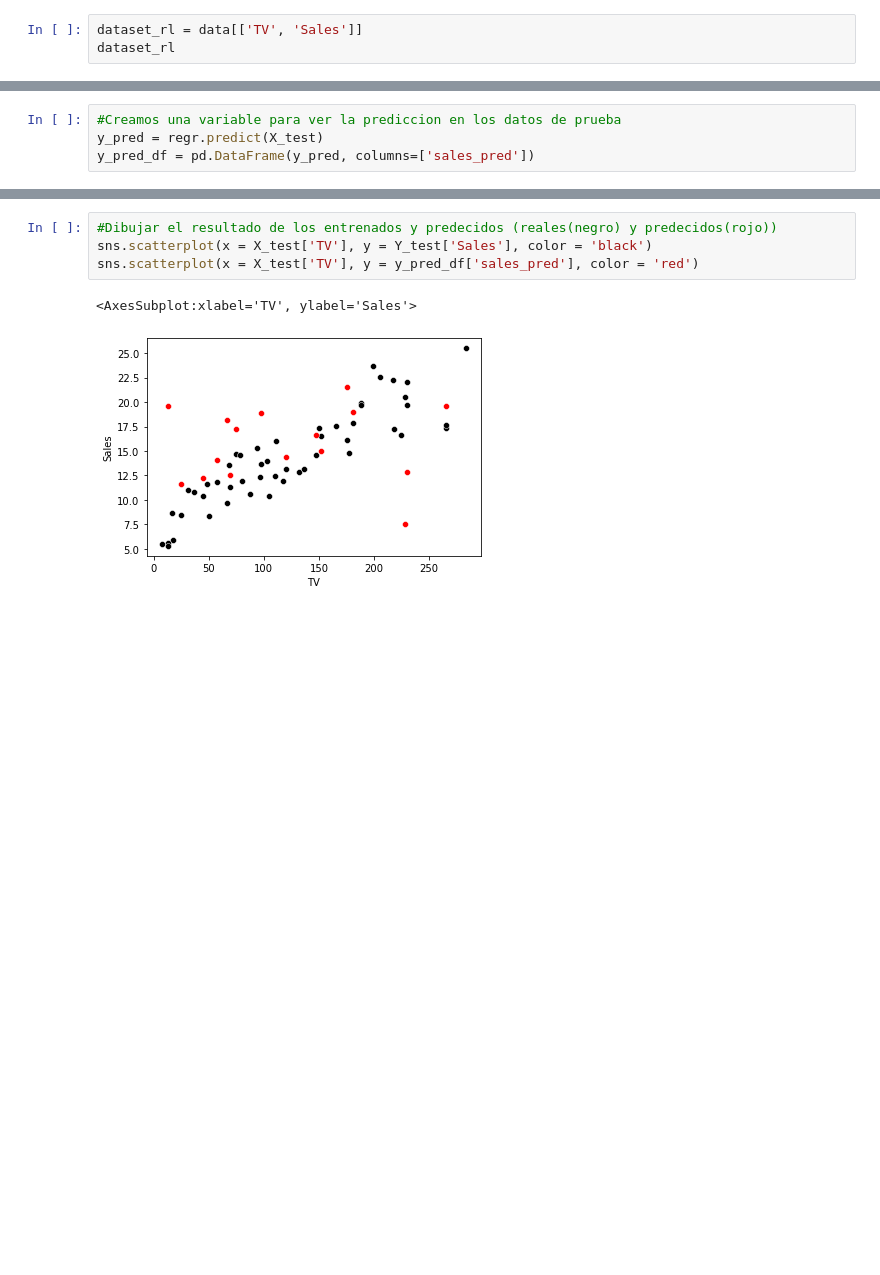
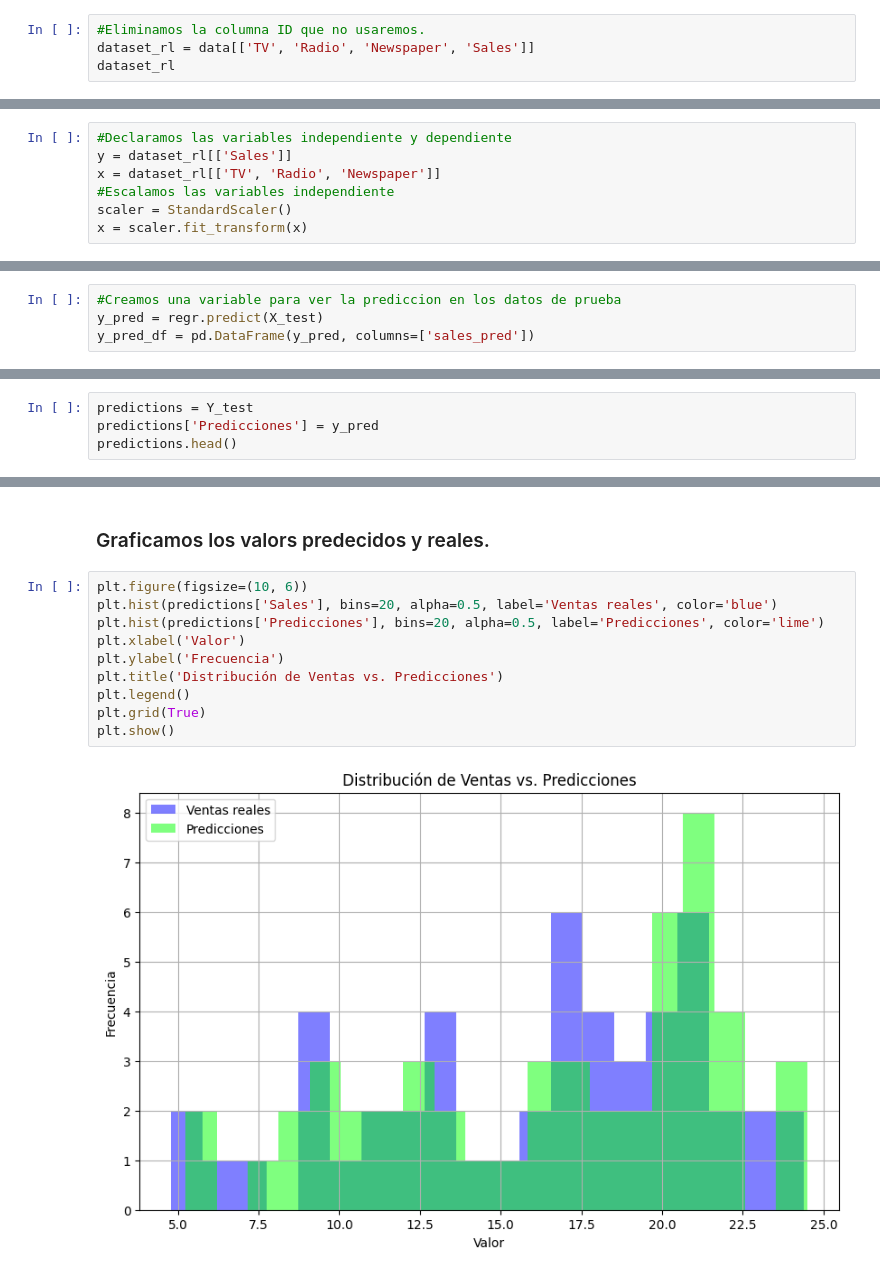
Before and after one commit to hamet322/datadev, a Jupyter notebook: notebooks/Radio y TV.ipynb, the cells around one changed output, grey strips where cells are left out. Cells and saved outputs as stored; diff of their text form; blank space fills up the shorter version.

```diff
--- a/notebooks/Radio y TV.ipynb
+++ b/notebooks/Radio y TV.ipynb
@@ -38,4 +63,5 @@ sns.pairplot(data)
 # %%
-dataset_rl = data[['TV', 'Sales']]
+#Eliminamos la columna ID que no usaremos.
+dataset_rl = data[['TV', 'Radio', 'Newspaper', 'Sales']]
 dataset_rl
 # %% [output]
@@ -57 +87,8 @@ from sklearn.model_selection import train_test_split
+# %%
+#Declaramos las variables independiente y dependiente
+y = dataset_rl[['Sales']]
+x = dataset_rl[['TV', 'Radio', 'Newspaper']]
+#Escalamos las variables independiente
+scaler = StandardScaler()
+x = scaler.fit_transform(x)
 # %%
@@ -95,0 +129,4 @@ r2_score(Y_test, y_pred)
+# %%
+predictions = Y_test
+predictions['Predicciones'] = y_pred
+predictions.head()
@@ -96,10 +140,17 @@ r2_score(Y_test, y_pred)
+# %% [markdown]
+### Graficamos los valors predecidos y reales.
 # %%
-#Dibujar el resultado de los entrenados y predecidos (reales(negro) y predecidos(rojo))
-sns.scatterplot(x = X_test['TV'], y = Y_test['Sales'], color = 'black')
-sns.scatterplot(x = X_test['TV'], y = y_pred_df['sales_pred'], color = 'red')
+plt.figure(figsize=(10, 6))
+plt.hist(predictions['Sales'], bins=20, alpha=0.5, label='Ventas reales', color='blue')
+plt.hist(predictions['Predicciones'], bins=20, alpha=0.5, label='Predicciones', color='lime')
+plt.xlabel('Valor')
+plt.ylabel('Frecuencia')
+plt.title('Distribución de Ventas vs. Predicciones')
+plt.legend()
+plt.grid(True)
+plt.show()
 # %% [output]
-<AxesSubplot:xlabel='TV', ylabel='Sales'>
-[figure, old version]
+[figure, new version]
 # %%
 #Parametros de la estimacion
 regr.get_params()
```
Also changed, not shown: parts of 20 cells of this notebook, 8 other files.
